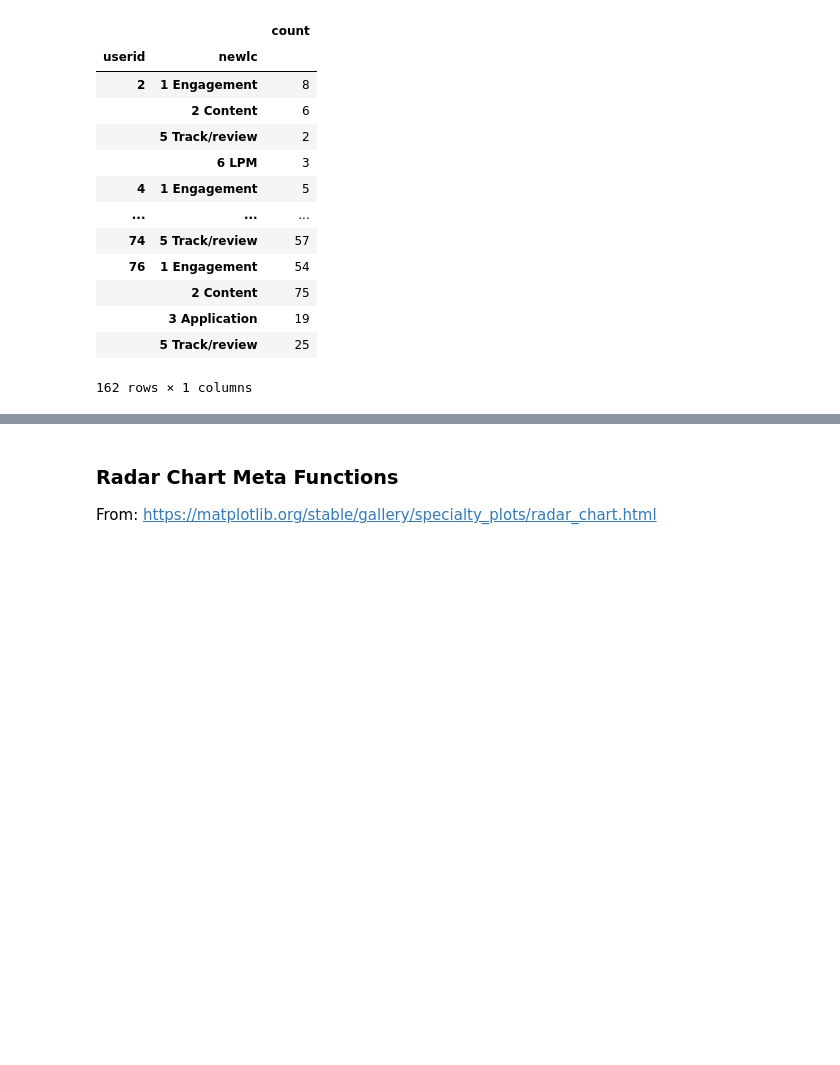
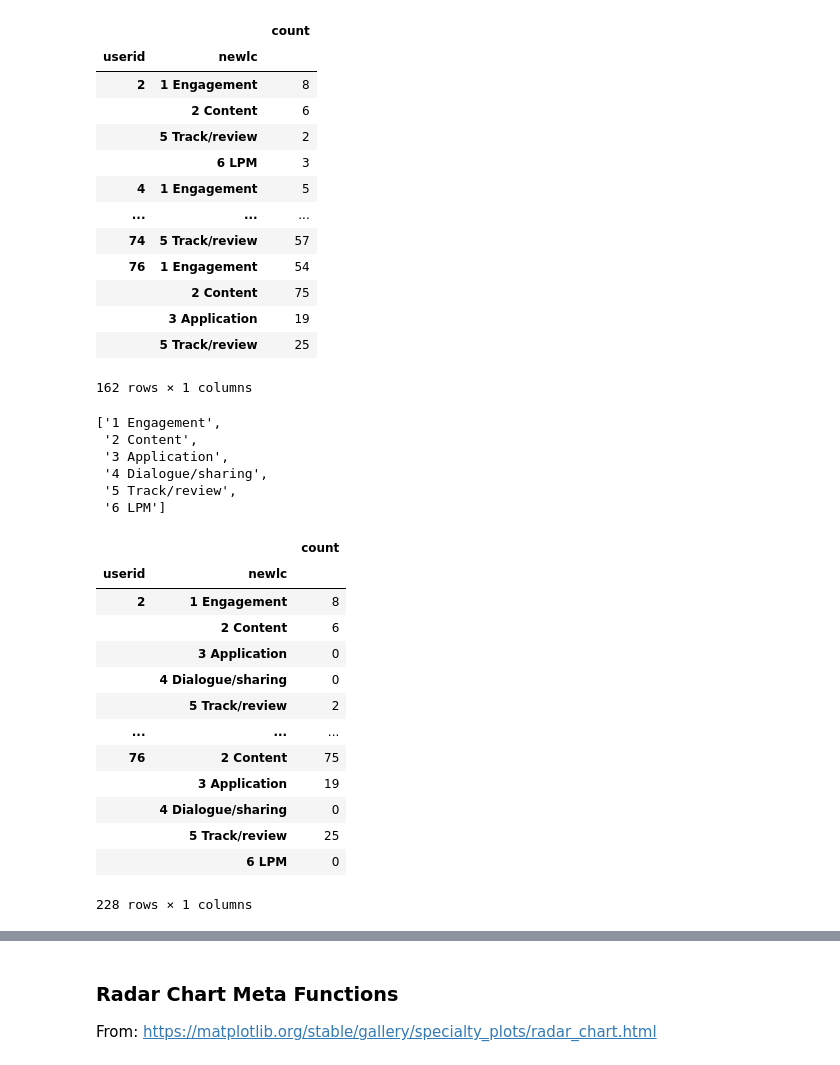
Before and after one commit to ugGit/mdl_interactions_plugin, a Jupyter notebook: lanalzyer/category_mapper.ipynb, the cells around one changed output, grey strips where cells are left out. Saved outputs shown, nothing was run; the diff lists cells and outputs as text; code cells hidden in the pictures; blank space fills up the shorter version.

```diff
--- a/lanalzyer/category_mapper.ipynb
+++ b/lanalzyer/category_mapper.ipynb
@@ -135,3 +119,36 @@ newlc_per_student
 |  | 3 Application | 19 |
 |  | 5 Track/review | 25 |
 162 rows × 1 columns
+# %%
+# get all different categories from the original event list
+newlc_categories = event_list[~event_list["newlc"].isna()]["newlc"].unique()
+newlc_categories = sorted(newlc_categories)
+newlc_categories
+# %% [output]
+['1 Engagement',
+ '2 Content',
+ '3 Application',
+ '4 Dialogue/sharing',
+ '5 Track/review',
+ '6 LPM']
+# %%
+newlc_per_student = overview_newlc.groupby(["userid","newlc"]).sum()
+# insert 0 values for absent indices
+newlc_per_student = newlc_per_student.reindex( pd.MultiIndex.from_product([newlc_per_student.index.levels[0],
+newlc_categories], names=['userid', 'newlc']),fill_value=0)
+newlc_per_student
+# %% [output]
+|  |  | count |
+| userid | newlc |  |
+| 2 | 1 Engagement | 8 |
+|  | 2 Content | 6 |
+|  | 3 Application | 0 |
+|  | 4 Dialogue/sharing | 0 |
+|  | 5 Track/review | 2 |
+| ... | ... | ... |
+| 76 | 2 Content | 75 |
+|  | 3 Application | 19 |
+|  | 4 Dialogue/sharing | 0 |
+|  | 5 Track/review | 25 |
+|  | 6 LPM | 0 |
+228 rows × 1 columns
```
Also changed, not shown: parts of 9 cells of this notebook, 7 other files.
